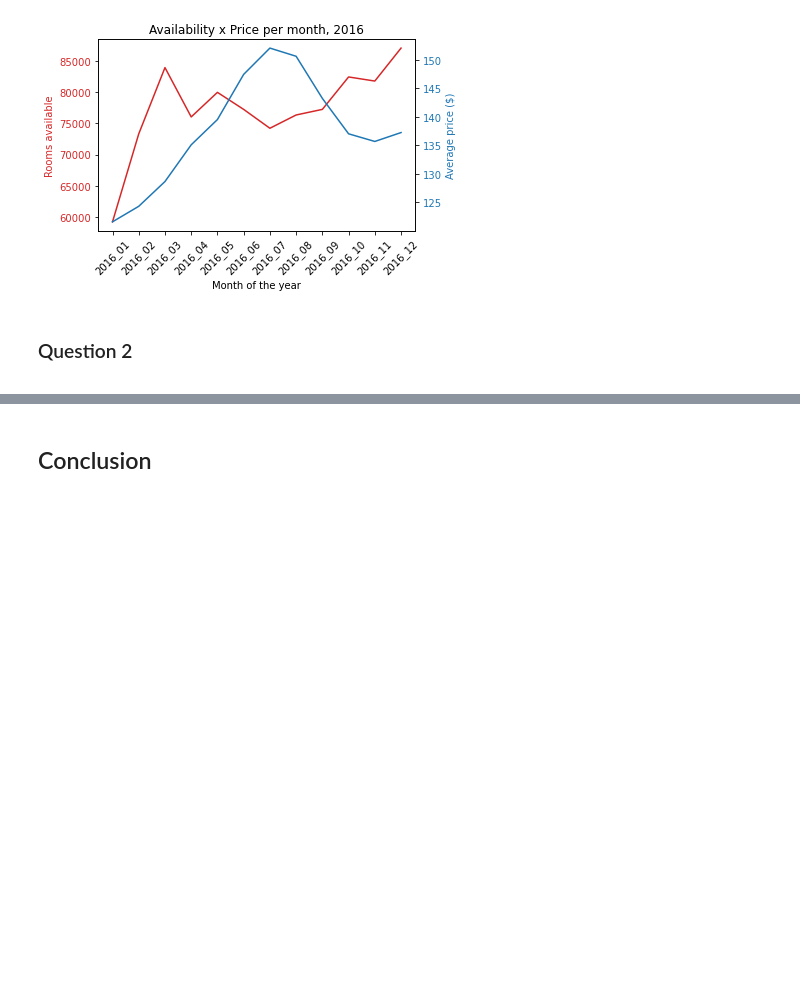
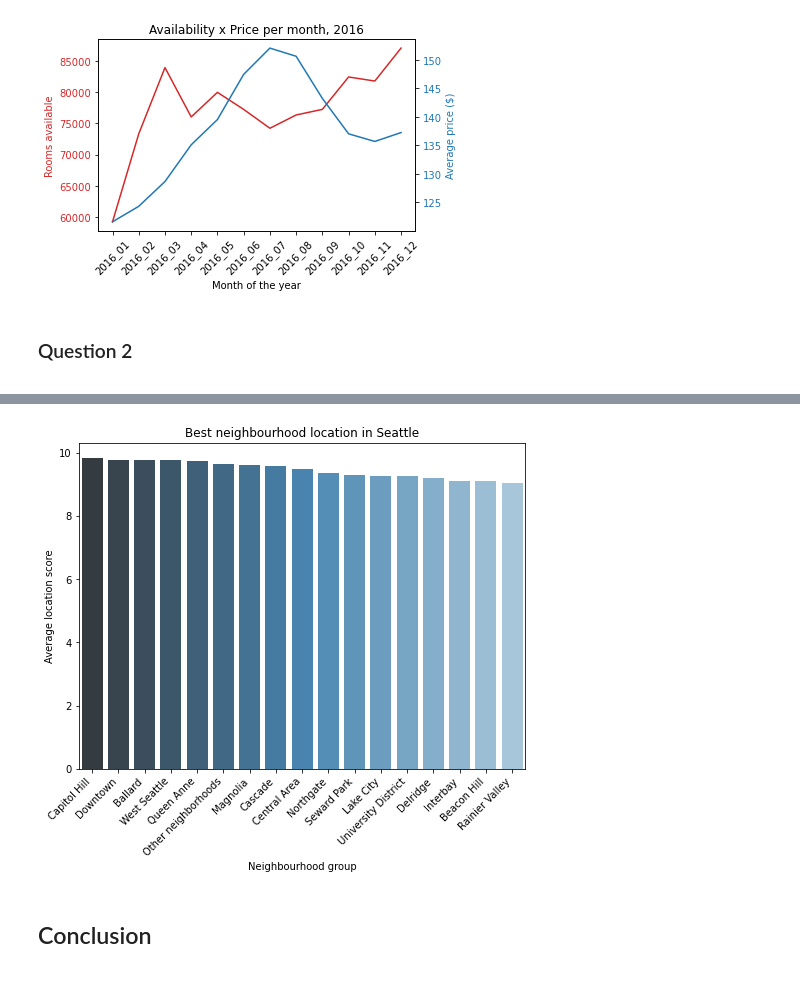
Before and after one commit to rodrigodalamangas/data-science-blog-udacity, a Jupyter notebook: data_analysis.ipynb, the cells around one changed output, grey strips where cells are left out. Drawn from its saved outputs; the diff is of its cells as text; code cells hidden in the pictures; blank space fills up the shorter version.

Commit message:
Preparing data to answer the second question

```diff
--- a/data_analysis.ipynb
+++ b/data_analysis.ipynb
@@ -188,0 +264,12 @@ seattle_calendar_final.head()
+# %%
+seattle_listings_final.drop(columns=columns_drop, inplace=True)
+# %%
+seattle_listings_final['price'] = pd.to_numeric(
+    seattle_listings_final['price'].str.replace(r"[$,]", ""))
+# %%
+seattle_listings_final.host_response_rate.fillna(0, inplace=True)
+seattle_listings_final.host_acceptance_rate.fillna(0, inplace=True)
+seattle_listings_final['host_response_rate'] = pd.to_numeric(
+    seattle_listings_final['host_response_rate'].str.replace(r"[%]", ""))
+seattle_listings_final['host_acceptance_rate'] = pd.to_numeric(
+    seattle_listings_final['host_acceptance_rate'].str.replace(r"[%]", ""))
@@ -253,3 +369,9 @@ plt.show()
 # %% [markdown]
 ### Question 2 <a class="anchor" id=""></a>
 >
+# %%
+df_question2 = seattle_listings_final[[
+    'neighbourhood_group_cleansed', 'review_scores_location']]
+df_question2 = df_question2.groupby('neighbourhood_group_cleansed')[
+    'review_scores_location'].mean().reset_index().sort_values('review_scores_location', ascending=False)
+df_question2
@@ -256,3 +397,13 @@ plt.show()
+# %%
+fig = plt.figure(figsize = [8,6])
+ax = sb.barplot("neighbourhood_group_cleansed", y="review_scores_location", data=df_question2, palette="Blues_d")
+plt.title('Best neighbourhood location in Seattle')
+plt.ylabel('Average location score')
+plt.xlabel('Neighbourhood group')
+plt.xticks(rotation=45, horizontalalignment='right')
+plt.show();
+# %% [output]
+[figure, added]
 # %% [markdown]
 ## Conclusion <a class="anchor" id="conclusion"></a>
 >
```
Also changed, not shown: parts of 9 cells of this notebook.
